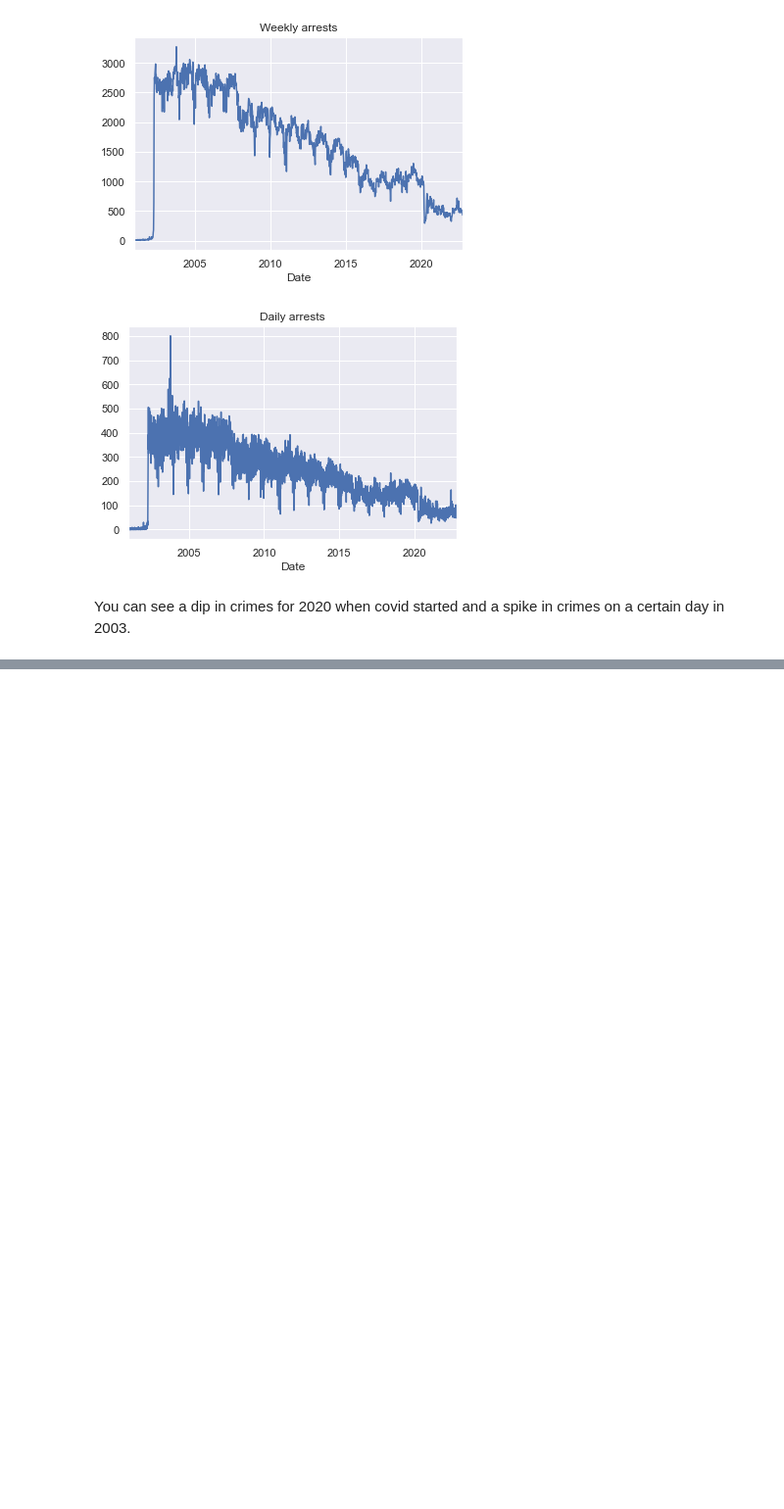
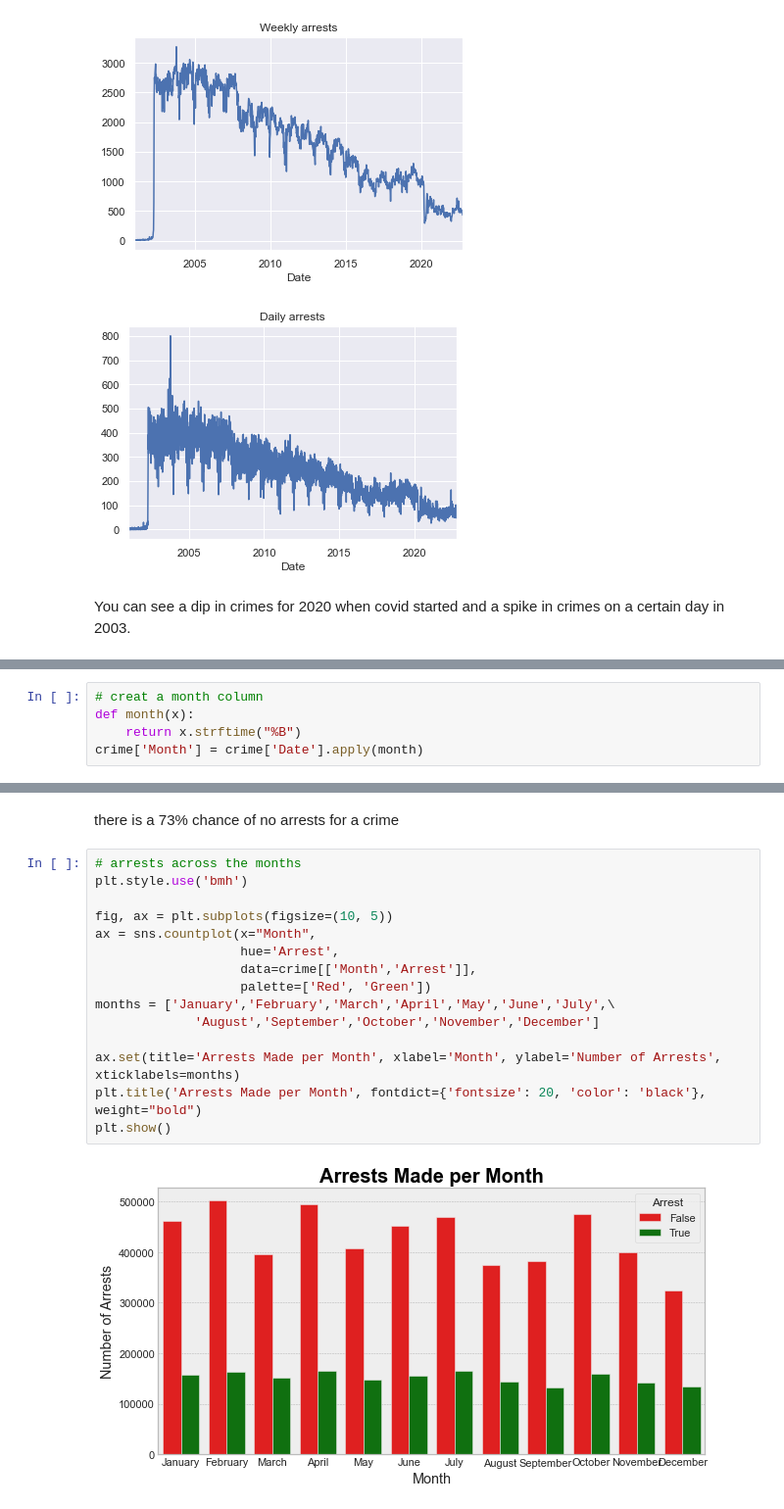
Before and after one commit to Chicago-PD-project/Chicago_Project, a Jupyter notebook: Lindy's_workbook.ipynb, the cells around one changed output, grey strips where cells are left out. Shown at 98% size. Cells and saved outputs as stored; diff of their text form; blank space fills up the shorter version.

```diff
--- a/Lindy's_workbook.ipynb
+++ b/Lindy's_workbook.ipynb
@@ -379,0 +526,5 @@ ax.set_title("All Crime Distribution per District")
+# %%
+# creat a month column
+def month(x):
+    return x.strftime("%B")
+crime['Month'] = crime['Date'].apply(month)
@@ -379,0 +561,19 @@ ax.set_title("All Crime Distribution per District")
+# %% [markdown]
+there is a 73% chance of no arrests for a crime
+# %%
+# arrests across the months
+plt.style.use('bmh')
+
+fig, ax = plt.subplots(figsize=(10, 5))
+ax = sns.countplot(x="Month",
+                   hue='Arrest',
+                   data=crime[['Month','Arrest']],
+                   palette=['Red', 'Green'])
+months = ['January','February','March','April','May','June','July',\
+             'August','September','October','November','December']
+
+ax.set(title='Arrests Made per Month', xlabel='Month', ylabel='Number of Arrests', xticklabels=months)
+plt.title('Arrests Made per Month', fontdict={'fontsize': 20, 'color': 'black'}, weight="bold")
+plt.show()
+# %% [output]
+[figure, added]
```
Also changed, not shown: parts of 56 cells of this notebook.
